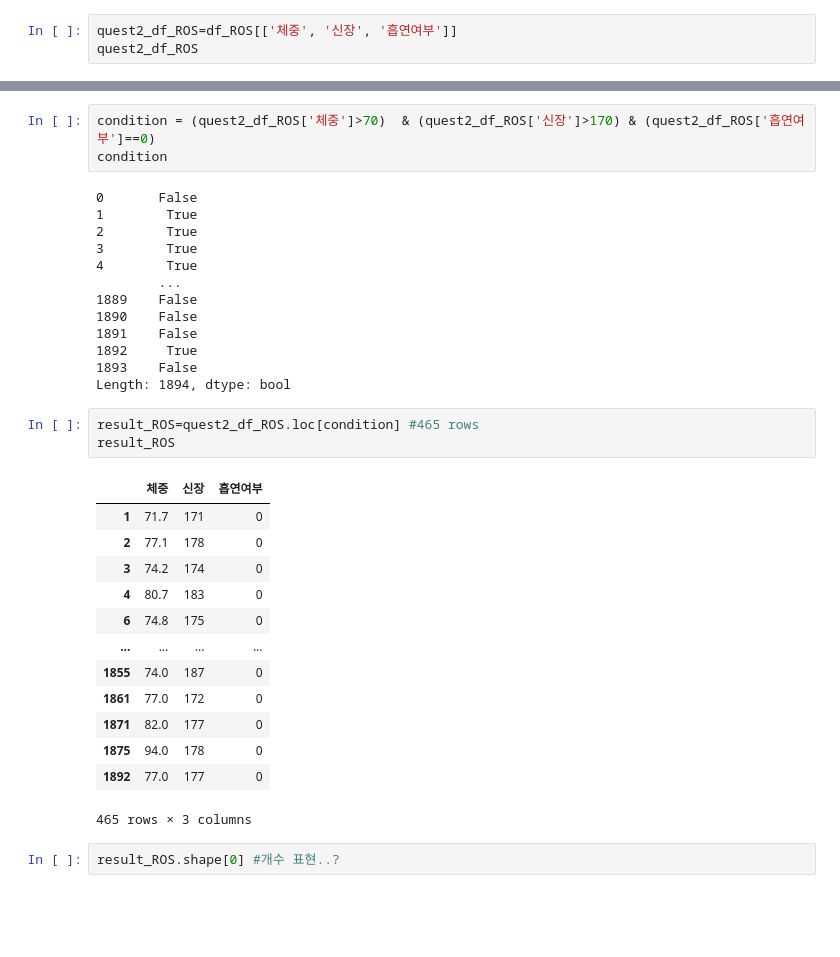
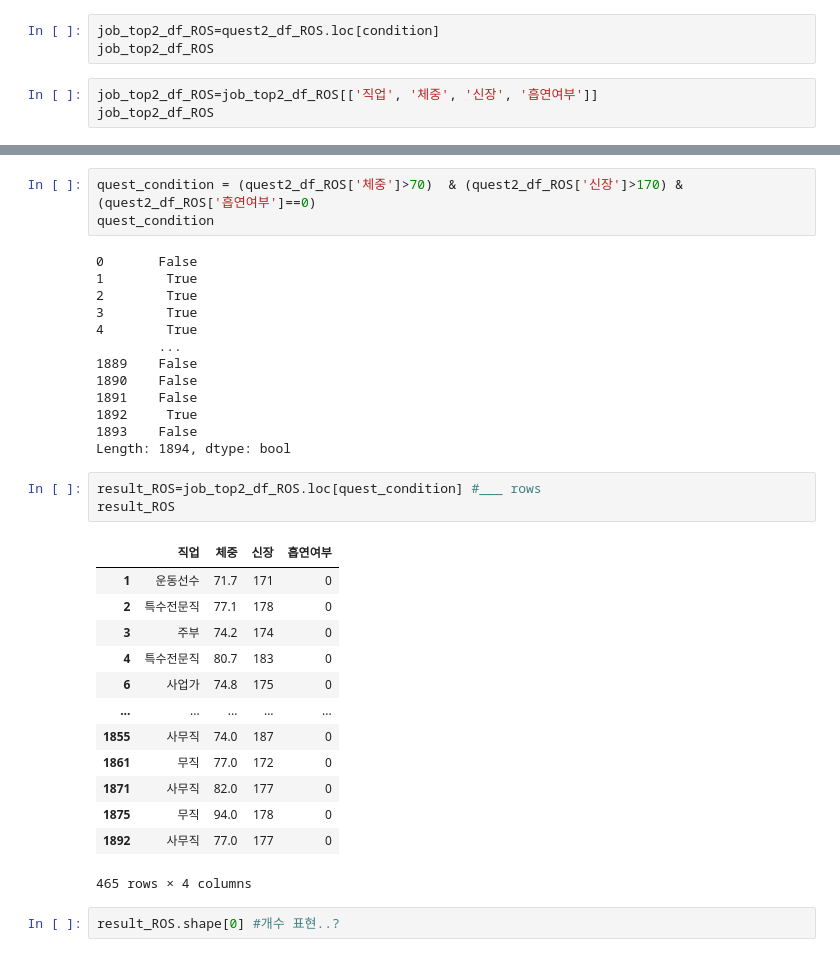
Before and after one commit to moonycode/study_data_analytics, a Jupyter notebook: codes/DDA/RecurrenceOfSurgery_DDA.ipynb, the cells around one changed output, grey strips where cells are left out. Cells and saved outputs as stored; diff of their text form; blank space fills up the shorter version.

```diff
--- a/codes/DDA/RecurrenceOfSurgery_DDA.ipynb
+++ b/codes/DDA/RecurrenceOfSurgery_DDA.ipynb
@@ -243,4 +276,7 @@ Name: 직업, dtype: int64
+# %%
+job_top2_df_ROS=quest2_df_ROS.loc[condition]
+job_top2_df_ROS
 # %%
-quest2_df_ROS=df_ROS[['체중', '신장', '흡연여부']]
-quest2_df_ROS
+job_top2_df_ROS=job_top2_df_ROS[['직업', '체중', '신장', '흡연여부']]
+job_top2_df_ROS
 # %% [output]
@@ -260,6 +296,6 @@ quest2_df_ROS
 # %%
-condition = (quest2_df_ROS['체중']>70)  & (quest2_df_ROS['신장']>170) & (quest2_df_ROS['흡연여부']==0)
-condition
+quest_condition = (quest2_df_ROS['체중']>70)  & (quest2_df_ROS['신장']>170) & (quest2_df_ROS['흡연여부']==0)
+quest_condition
 # %% [output]
 0       False
 1        True
@@ -274,22 +310,22 @@ condition
 1893    False
 Length: 1894, dtype: bool
 # %%
-result_ROS=quest2_df_ROS.loc[condition] #465 rows
+result_ROS=job_top2_df_ROS.loc[quest_condition] #___ rows
 result_ROS
 # %% [output]
-|  | 체중 | 신장 | 흡연여부 |
-| 1 | 71.7 | 171 | 0 |
-| 2 | 77.1 | 178 | 0 |
-| 3 | 74.2 | 174 | 0 |
-| 4 | 80.7 | 183 | 0 |
-| 6 | 74.8 | 175 | 0 |
-| ... | ... | ... | ... |
-| 1855 | 74.0 | 187 | 0 |
-| 1861 | 77.0 | 172 | 0 |
-| 1871 | 82.0 | 177 | 0 |
-| 1875 | 94.0 | 178 | 0 |
-| 1892 | 77.0 | 177 | 0 |
+|  | 직업 | 체중 | 신장 | 흡연여부 |
+| 1 | 운동선수 | 71.7 | 171 | 0 |
+| 2 | 특수전문직 | 77.1 | 178 | 0 |
+| 3 | 주부 | 74.2 | 174 | 0 |
+| 4 | 특수전문직 | 80.7 | 183 | 0 |
+| 6 | 사업가 | 74.8 | 175 | 0 |
+| ... | ... | ... | ... | ... |
+| 1855 | 사무직 | 74.0 | 187 | 0 |
+| 1861 | 무직 | 77.0 | 172 | 0 |
+| 1871 | 사무직 | 82.0 | 177 | 0 |
+| 1875 | 무직 | 94.0 | 178 | 0 |
+| 1892 | 사무직 | 77.0 | 177 | 0 |
-465 rows × 3 columns
+465 rows × 4 columns
 # %%
 result_ROS.shape[0] #개수 표현..?
 # %% [output]
```
Also changed, not shown: parts of 5 cells of this notebook.
